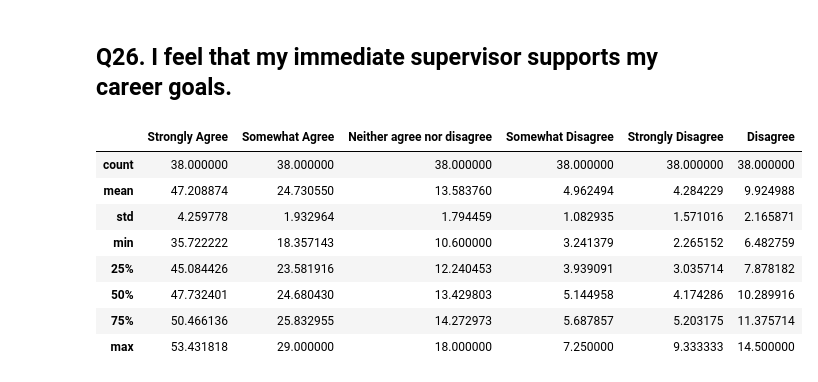
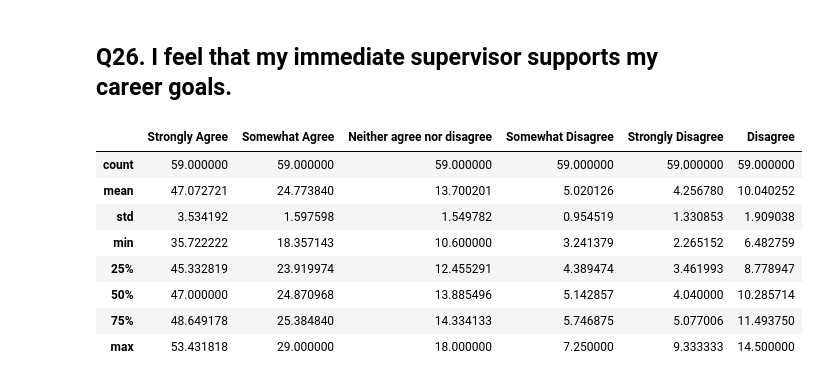
Before and after one commit to Sunnyc317/CanDev-equity_groups_talent_mobilization-, a Jupyter notebook: data_challenge_sunny_q55_56_24_26_27.ipynb, the cells around one changed output. Drawn from its saved outputs; the diff is of its cells as text; code cells hidden in the pictures.

Commit message:
finished questions and updated some vis

```diff
--- a/data_challenge_sunny_q55_56_24_26_27.ipynb
+++ b/data_challenge_sunny_q55_56_24_26_27.ipynb
@@ -546,7 +546,7 @@ df_emp_survey['GENERAL DEMO GROUP'] = general_demo_list
 # %%
 # added column 'SELECTED': True/False
 # eg. 'Chinese' is True, 'Chinese - Not selected' is False
-selected = ['Not selected' not in group for group in df_emp_survey['DESCRIP_E']]
+selected = ['selected' if 'Not selected' not in group else 'not selected' for group in df_emp_survey['DESCRIP_E']]
 df_emp_survey['SELECTED'] = selected
 # %% [markdown]
 ## Q55. have you been the victim of harassment on the job in the past 12 months?
@@ -700,23 +700,23 @@ Text(0.5, 1.0, 'Reason for Leaving')
 # %% [markdown]
 ## Q26. I feel that my immediate supervisor supports my career goals.
 # %%
-df_tree_map = df_emp_survey.query("QUESTION == 'Q24' and SELECTED==True").groupby(['GENERAL DEMO GROUP','DESCRIP_E'])[['ANSWER1','ANSWER2', 'ANSWER3', 'ANSWER4', 'ANSWER5']].mean().reset_index()
+df_tree_map = df_emp_survey.query("QUESTION == 'Q24'").groupby(['SELECTED','GENERAL DEMO GROUP','DESCRIP_E'])[['ANSWER1','ANSWER2', 'ANSWER3', 'ANSWER4', 'ANSWER5']].mean().reset_index()
 df_tree_map.rename(columns={'ANSWER1':'Strongly Agree',
                             'ANSWER2':'Somewhat Agree',
                             'ANSWER3':'Neither agree nor disagree',
                             'ANSWER4':'Somewhat Disagree',
                             'ANSWER5':'Strongly Disagree'}, inplace=True)
 df_tree_map['Disagree'] = df_tree_map['Somewhat Disagree'] + df_tree_map['Somewhat Disagree']
 df_tree_map.describe()
 # %% [output]
 |  | Strongly Agree | Somewhat Agree | Neither agree nor disagree | Somewhat Disagree | Strongly Disagree | Disagree |
-| count | 38.000000 | 38.000000 | 38.000000 | 38.000000 | 38.000000 | 38.000000 |
-| mean | 47.208874 | 24.730550 | 13.583760 | 4.962494 | 4.284229 | 9.924988 |
-| std | 4.259778 | 1.932964 | 1.794459 | 1.082935 | 1.571016 | 2.165871 |
+| count | 59.000000 | 59.000000 | 59.000000 | 59.000000 | 59.000000 | 59.000000 |
+| mean | 47.072721 | 24.773840 | 13.700201 | 5.020126 | 4.256780 | 10.040252 |
+| std | 3.534192 | 1.597598 | 1.549782 | 0.954519 | 1.330853 | 1.909038 |
 | min | 35.722222 | 18.357143 | 10.600000 | 3.241379 | 2.265152 | 6.482759 |
-| 25% | 45.084426 | 23.581916 | 12.240453 | 3.939091 | 3.035714 | 7.878182 |
-| 50% | 47.732401 | 24.680430 | 13.429803 | 5.144958 | 4.174286 | 10.289916 |
-| 75% | 50.466136 | 25.832955 | 14.272973 | 5.687857 | 5.203175 | 11.375714 |
+| 25% | 45.332819 | 23.919974 | 12.455291 | 4.389474 | 3.461993 | 8.778947 |
+| 50% | 47.000000 | 24.870968 | 13.885496 | 5.142857 | 4.040000 | 10.285714 |
+| 75% | 48.649178 | 25.384840 | 14.334133 | 5.746875 | 5.077006 | 11.493750 |
 | max | 53.431818 | 29.000000 | 18.000000 | 7.250000 | 9.333333 | 14.500000 |
 # %%
 fig = px.treemap(df_tree_map, path=[px.Constant("Q53 I feel that my immediate supervisor supports my career goals - DISAGREE"),
```
Also changed, not shown: parts of 6 cells of this notebook.
